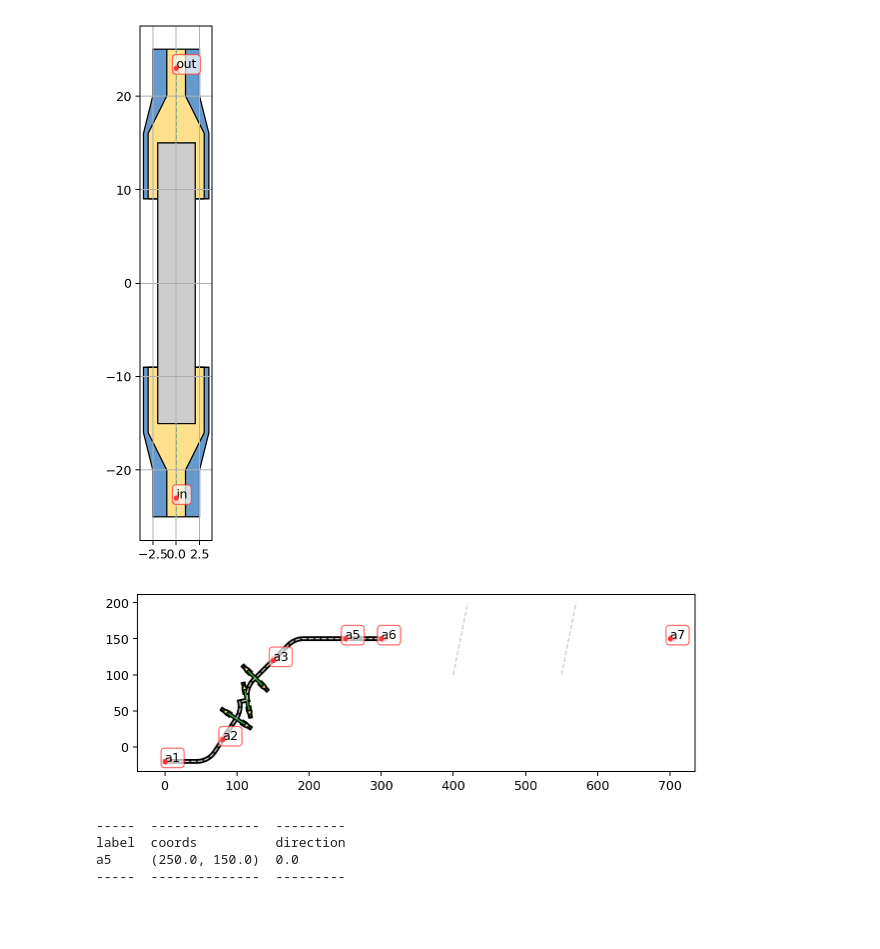
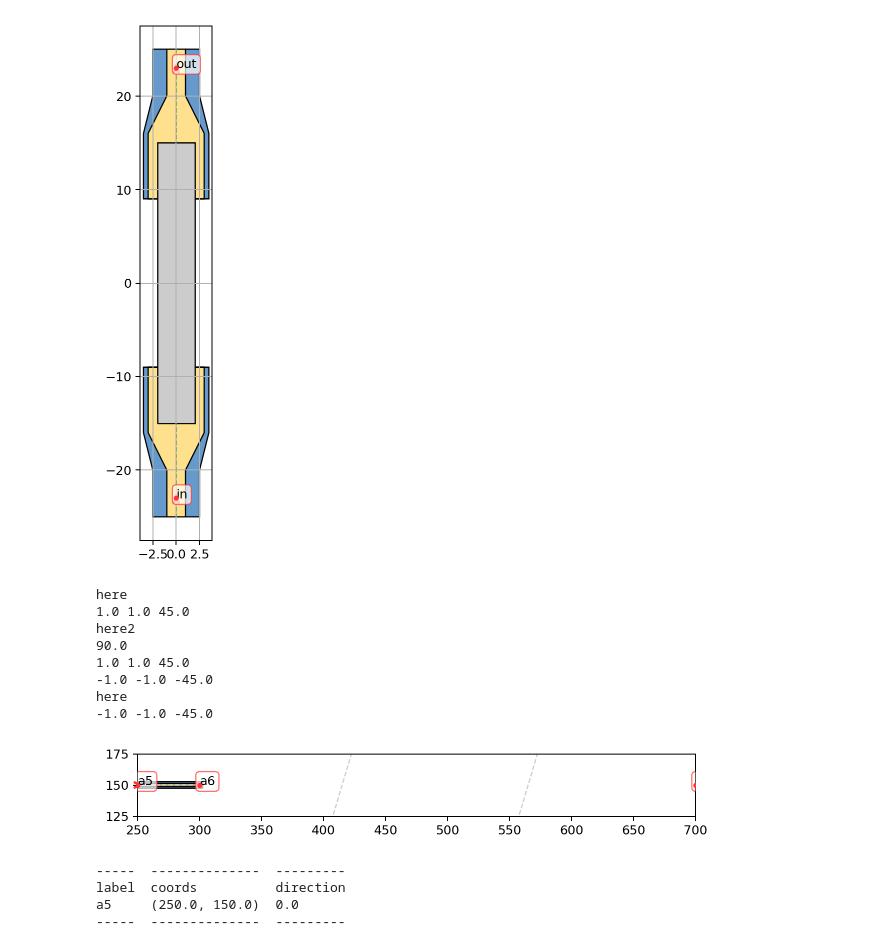
Before and after one commit to eeroqlab/zeroheliumkit, a Jupyter notebook: dev/anchors_test.ipynb, the cells around one changed output. Saved outputs shown, nothing was run; the diff lists cells and outputs as text; code cells hidden in the pictures; blank space fills up the shorter version.

```diff
--- a/dev/anchors_test.ipynb
+++ b/dev/anchors_test.ipynb
@@ -251,34 +267,44 @@ ab.skeletone = MultiLineString()
 # %%
 route_config = {"radius": 30, "num_segments": 20}
 
 ss = SuperStructure(route_config)
 ss.add_anchor([Anchor((0,-20), 0, "a1"),
-               Anchor((80,10), 57, "a2"),
+               Anchor((80,10), 45, "a2"),
                Anchor((150,120), 45, "a3"),
                Anchor((250,150), 0, "a5"),
                Anchor((300,150), 00, "a6")])
 
 ss.route(("a1", "a2", "a3"), layers={"top": 2, "gnd": 5})
 ss.route(("a3", "a5", "a6"), layers={"top": 2, "gnd": 5})
 #ss.scale(5, 5)
 
 ss.add_along_skeletone(bound_anchors=("a2", "a3"), num=3, structure=ab)
 ss.fix_line()
 ss.skeletone = unary_union([ss.skeletone,
-                            LineString([(400, 100), (420, 200)]),
-                            LineString([(550, 100), (570, 200)])])
+                            LineString([(400, 100), (430, 200)]),
+                            LineString([(550, 100), (580, 200)])])
 
 ss.add_anchor(Anchor((700, 150), 0, "a7"))
 
+#ss.route_with_intersection(("a6", "a7"), layers={"top": 2, "gnd": 5}, airbridge=ab_main)
+
 fig = plt.figure(1, figsize=SIZE, dpi=90)
 ax = fig.add_subplot(111)
-#set_limits(ax=ax, coor=[150,80], dxdy=[340,250])
+set_limits(ax=ax, coor=[475,150], dxdy=[450,50])
 ss.plot(ax=ax, layer=["gnd", "top", "anchorsmod", "air", "skeletone"], color=colorlist, draw_direction=True)
 plt.gca().set_aspect('equal')
 #plt.grid()
 plt.show()
 # %% [output]
+here
+1.0 1.0 45.0
+here2
+90.0
+1.0 1.0 45.0
+-1.0 -1.0 -45.0
+here
+-1.0 -1.0 -45.0
-[figure, old version]
+[figure, new version]
 # %%
 ss.get_anchor("a5").properties
 # %% [output]
```
Also changed, not shown: parts of 11 cells of this notebook, 3 other files.
